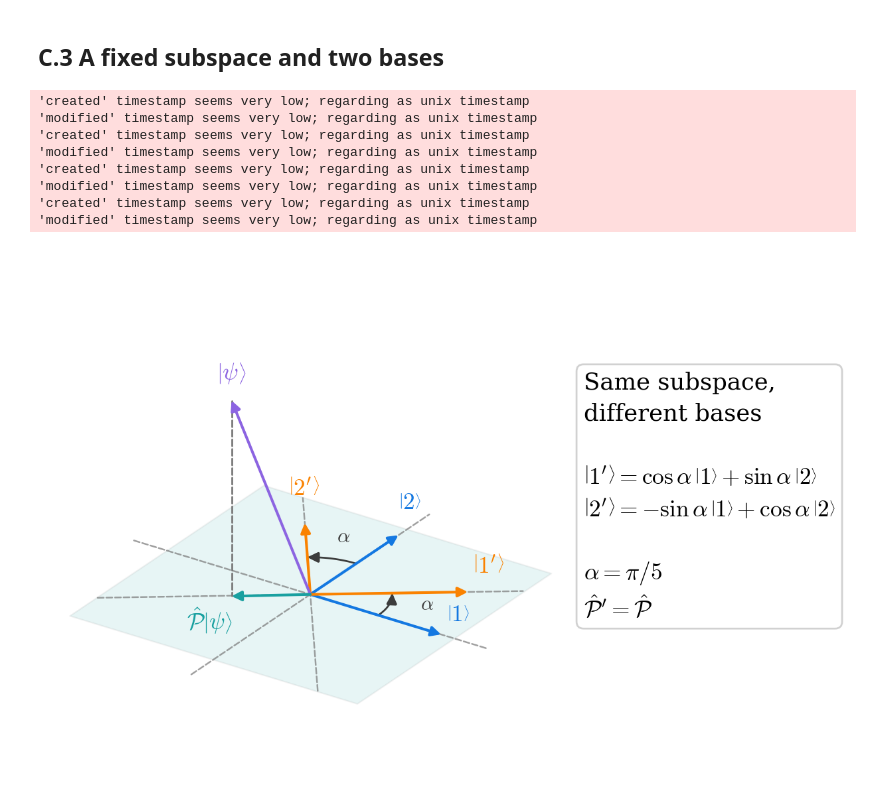
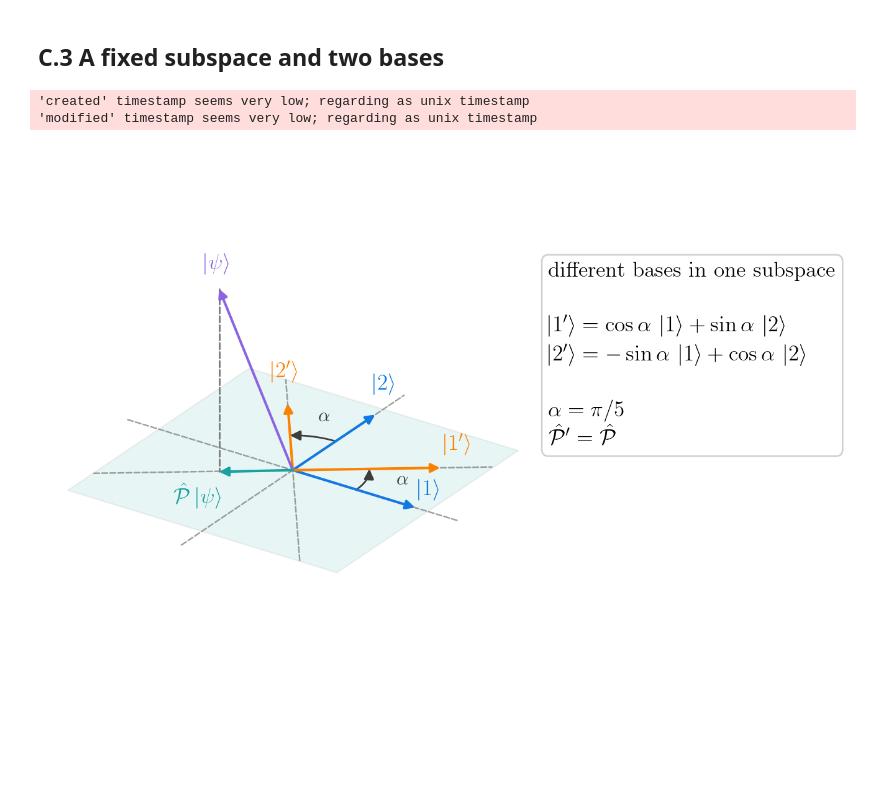
Before and after one commit to Photonico/PhD_thesis_20251216, a Jupyter notebook: figures_topo/figures_topo.ipynb, the cells around one changed output. Saved outputs shown, nothing was run; the diff lists cells and outputs as text; code cells hidden in the pictures; blank space fills up the shorter version.

```diff
--- a/figures_topo/figures_topo.ipynb
+++ b/figures_topo/figures_topo.ipynb
@@ -18,6 +18,7 @@ subtitle = 11
 line_width = 1.5
 plt.rcParams.update({
     "text.usetex": False, "font.family": "serif", "mathtext.fontset": "cm",
+    "text.latex.preamble": r"\usepackage{braket}",
     "axes.titlesize": 13, "axes.labelsize": label, "xtick.labelsize": 11,
     "ytick.labelsize": 11, "legend.fontsize": 11, "figure.facecolor": "white",
     "lines.linewidth": line_width, "lines.solid_capstyle": "round",
@@ -70,12 +71,12 @@ for panel, (ax, phases) in enumerate(zip(axes, gauges)):
         position = point + .32*np.array([np.cos(angles[j]), np.sin(angles[j])])
         if j == 3:
             position = point + [.32, -.04]
-        name = rf"$\left|u_{j}\right\rangle$" if panel == 0 else rf"$\left|u'_{j}\right\rangle$"
-        ax.text(*position, name, fontsize=label, ha="center", va="center")
+        name = rf"$\ket{{u_{j}}}$" if panel == 0 else rf"$\ket{{u'_{j}}}$"
+        ax.text(*position, name, fontsize=label, ha="center", va="center", usetex=True)
     ax.text(0, .02, r"$C$", fontsize=label, color=blue, ha="center")
-    formula = (r"$Z_C=\prod_j\left\langle u_j\middle|u_{j+1}\right\rangle$" if panel == 0
+    formula = (r"$Z_C=\prod_j\braket{u_j|u_{j+1}}$" if panel == 0
                else r"$Z'_C=Z_C$")
-    ax.text(0, -1.23, formula, fontsize=label, ha="center", va="center")
+    ax.text(0, -1.23, formula, fontsize=label, ha="center", va="center", usetex=True)
 
 fig.savefig(output_directory / "C.1_phase_gauge.pdf", metadata={"CreationDate": None})
 plt.show()
@@ -208,46 +201,40 @@ plane = [[-1.1, -1.1, 0], [1.1, -1.1, 0], [1.1, 1.1, 0], [-1.1, 1.1, 0]]
 ax.add_collection3d(Poly3DCollection([plane], facecolor=teal, alpha=.10,
                                    edgecolor=grey, linewidth=.8, zorder=1))
 for vectors, color, prime in [(basis, blue, ""), (rotated, orange, "'")]:
     for j, vector in enumerate(vectors):
         axis = np.outer([-axis_extent, axis_extent], vector)
         ax.plot(*axis.T, color=grey, ls="--", lw=.9, alpha=.7, zorder=3)
         arrow3d(ax, [0, 0, 0], vector, color)
         position = 1.13*vector + [0, 0, .08]
-        ax.text(*position, rf"$\left|{j+1}{prime}\right\rangle$", color=color,
-                fontsize=label, ha="center", zorder=6)
+        ax.text(*position, rf"$\ket{{{j+1}{prime}}}$", color=color,
+                fontsize=label, ha="center", zorder=6, usetex=True)
 # The same rotation relates both pairs of basis vectors.
 a = np.linspace(0, angle, 41)
 for offset in (0, np.pi/2):
     arc = .52*np.column_stack((np.cos(a+offset), np.sin(a+offset), np.zeros_like(a)))
     ax.plot(*arc.T, color=dark_grey, lw=1, zorder=7)
     arrow3d(ax, arc[-8], arc[-1], dark_grey)
     position = .77*np.array([np.cos(offset+angle/2), np.sin(offset+angle/2), 0])
     ax.text(*position, r"$\alpha$", fontsize=11, color=dark_grey, ha="center", zorder=9)
 arrow3d(ax, [0, 0, 0], psi, violet)
 arrow3d(ax, [0, 0, 0], projection, teal)
 ax.plot([psi[0], projection[0]], [psi[1], projection[1]], [psi[2], 0],
         color=grey, ls="--", lw=1, zorder=3)
-ax.text(*(psi + [0, 0, .09]), r"$\left|\psi\right\rangle$", color=violet, fontsize=label, ha="center")
-ax.text(*(projection + [-.10, -.10, -.13]), r"$\hat{\mathcal{P}}\left|\psi\right\rangle$",
-        color=teal, fontsize=label, ha="center", zorder=7)
-info = ("Same subspace,\ndifferent bases\n\n"
-        r"$\left|1'\right\rangle=\cos\alpha\,\left|1\right\rangle+\sin\alpha\,\left|2\right\rangle$" + "\n"
-        r"$\left|2'\right\rangle=-\sin\alpha\,\left|1\right\rangle+\cos\alpha\,\left|2\right\rangle$" + "\n\n"
+ax.text(*(psi + [0, 0, .09]), r"$\ket{\psi}$", color=violet, fontsize=label, ha="center", usetex=True)
+ax.text(*(projection + [-.10, -.10, -.13]), r"$\hat{\mathcal{P}}\ket{\psi}$",
+        color=teal, fontsize=label, ha="center", zorder=7, usetex=True)
+info = ("different bases in one subspace\n\n"
+        r"$\ket{1'}=\cos\alpha\,\ket{1}+\sin\alpha\,\ket{2}$" + "\n"
+        r"$\ket{2'}=-\sin\alpha\,\ket{1}+\cos\alpha\,\ket{2}$" + "\n\n"
         r"$\alpha=\mathrm{\pi}/5$" + "\n"
         r"$\hat{\mathcal{P}}'=\hat{\mathcal{P}}$")
 fig.text(.60, .77, info, fontsize=label, ha="left", va="top",
-         linespacing=1.45, bbox=tab)
+         linespacing=1.45, bbox=tab, usetex=True)
 
 fig.savefig(output_directory / "C.3_subspace_basis.pdf", metadata={"CreationDate": None})
 plt.show()
 plt.close(fig)
 # %% [output]
 'created' timestamp seems very low; regarding as unix timestamp
 'modified' timestamp seems very low; regarding as unix timestamp
-'created' timestamp seems very low; regarding as unix timestamp
-'modified' timestamp seems very low; regarding as unix timestamp
-'created' timestamp seems very low; regarding as unix timestamp
-'modified' timestamp seems very low; regarding as unix timestamp
-'created' timestamp seems very low; regarding as unix timestamp
-'modified' timestamp seems very low; regarding as unix timestamp
-[figure, old version]
+[figure, new version]
```
Also changed, not shown: parts of 2 cells of this notebook, 5 other files.
